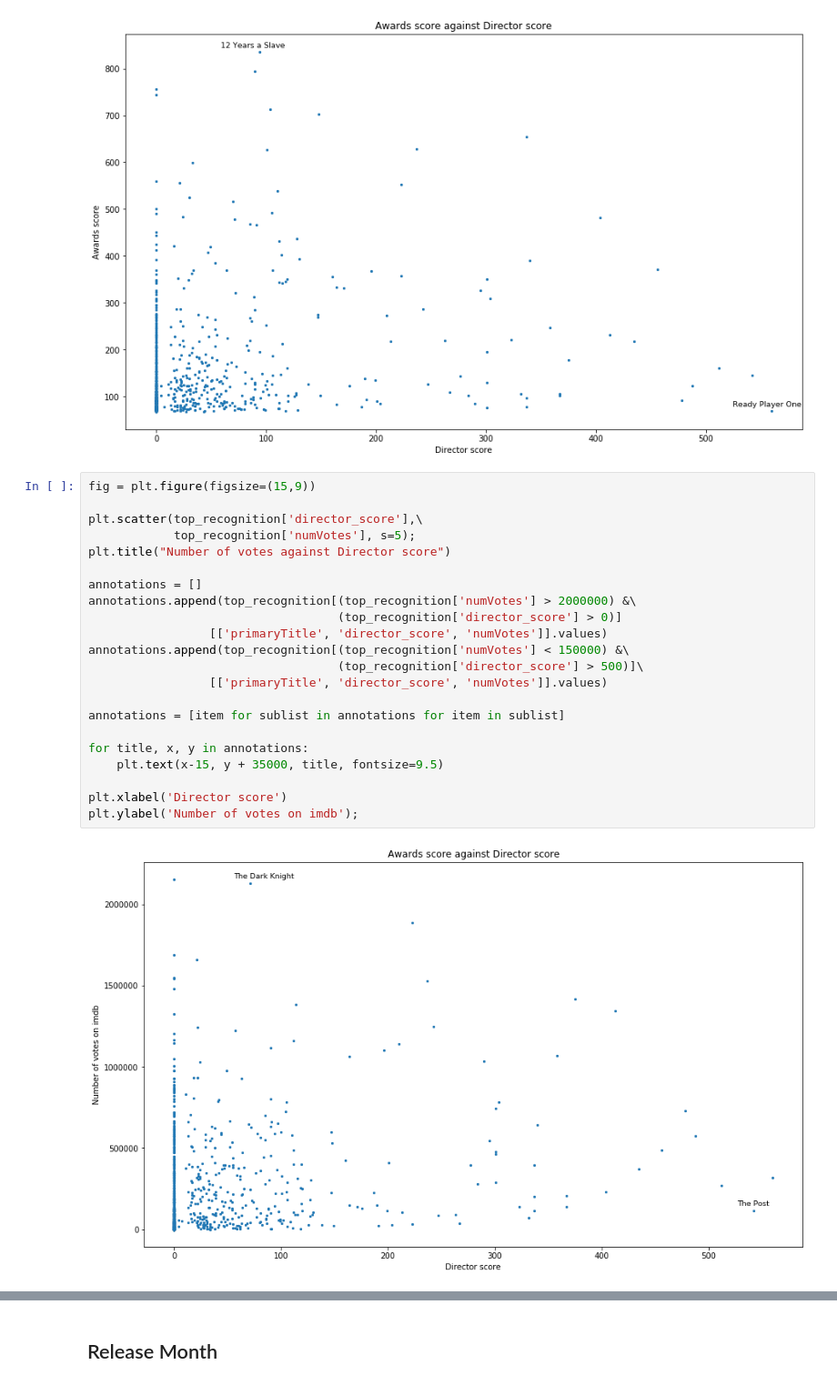
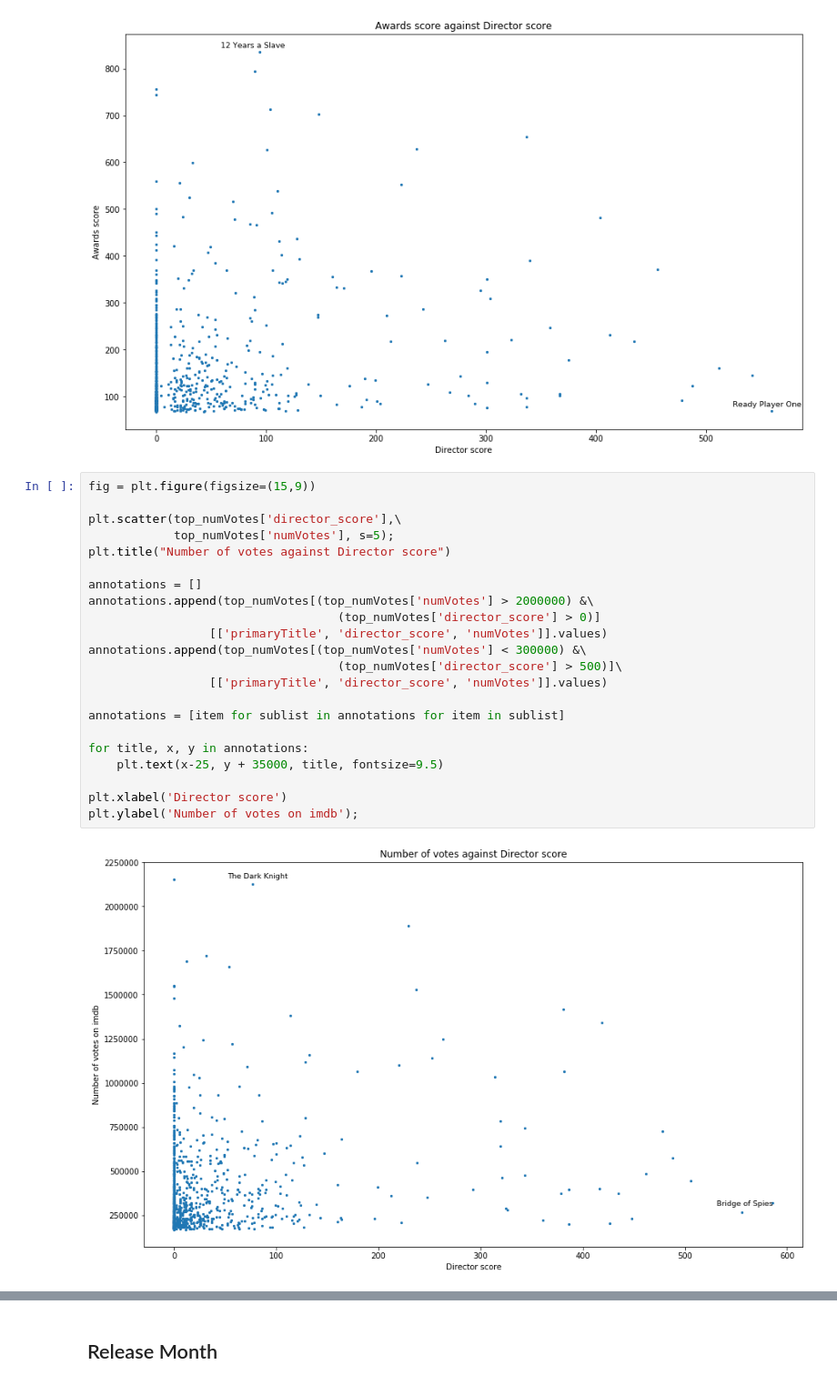
Before and after one commit to Ruchiranga/AD_A-team-project, a Jupyter notebook: Milestone 3.ipynb, the cells around one changed output, grey strips where cells are left out. Shown at 91% size. Drawn from its saved outputs; the diff is of its cells as text.

```diff
--- a/Milestone 3.ipynb
+++ b/Milestone 3.ipynb
@@ -2579,27 +2568,27 @@ plt.ylabel('Awards score');
 # %%
 fig = plt.figure(figsize=(15,9))
 
-plt.scatter(top_recognition['director_score'],\
-            top_recognition['numVotes'], s=5);
+plt.scatter(top_numVotes['director_score'],\
+            top_numVotes['numVotes'], s=5);
 plt.title("Number of votes against Director score")
 
 annotations = []
-annotations.append(top_recognition[(top_recognition['numVotes'] > 2000000) &\
-                                   (top_recognition['director_score'] > 0)]
+annotations.append(top_numVotes[(top_numVotes['numVotes'] > 2000000) &\
+                                   (top_numVotes['director_score'] > 0)]
                  [['primaryTitle', 'director_score', 'numVotes']].values)
-annotations.append(top_recognition[(top_recognition['numVotes'] < 150000) &\
-                                   (top_recognition['director_score'] > 500)]\
+annotations.append(top_numVotes[(top_numVotes['numVotes'] < 300000) &\
+                                   (top_numVotes['director_score'] > 500)]\
                  [['primaryTitle', 'director_score', 'numVotes']].values)
 
 annotations = [item for sublist in annotations for item in sublist]
 
 for title, x, y in annotations:
-    plt.text(x-15, y + 35000, title, fontsize=9.5)
+    plt.text(x-25, y + 35000, title, fontsize=9.5)
 
 plt.xlabel('Director score')
 plt.ylabel('Number of votes on imdb');
 # %% [output]
-[figure, old version]
+[figure, new version]
 # %%
 fig = plt.figure(figsize=(15,9))
 
```
Also changed, not shown: parts of 3 cells of this notebook, 2 other files.
